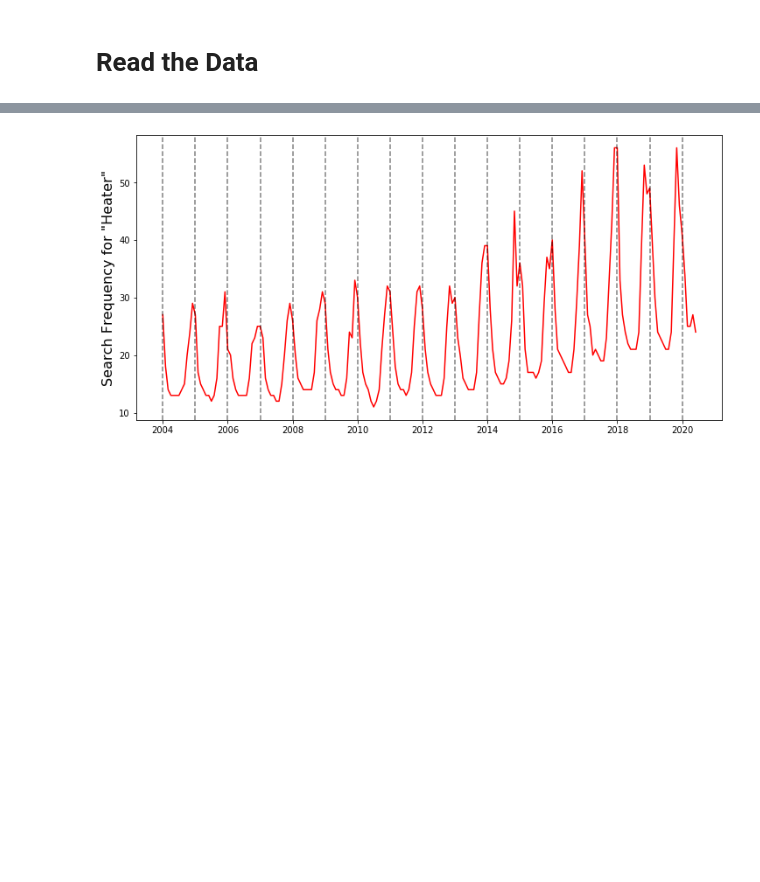
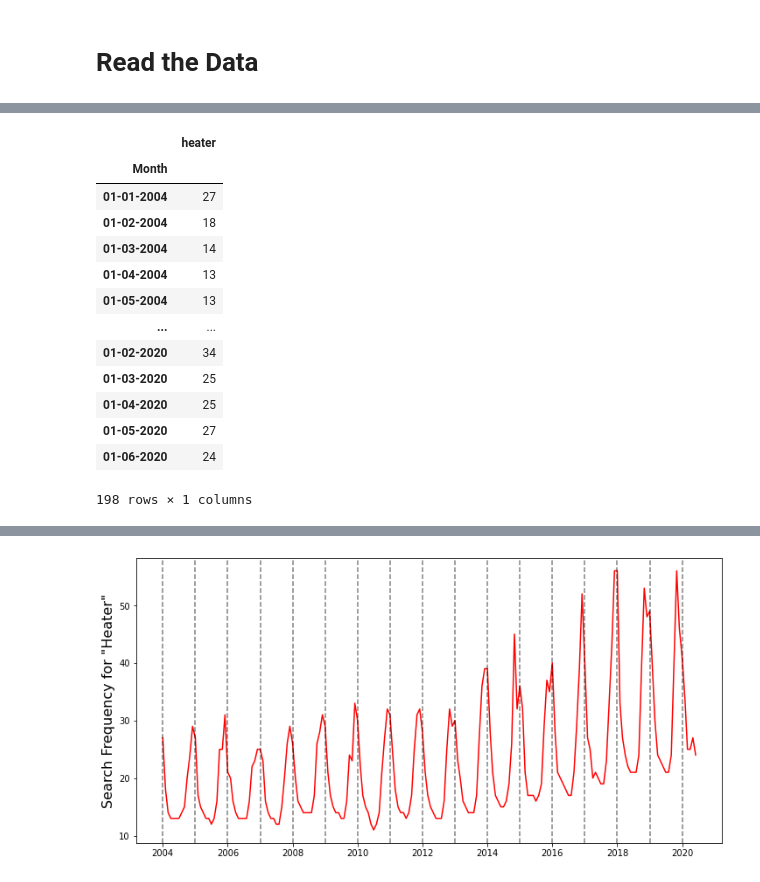
Before and after one commit to Shubham-Kr-Shaw/30-days_of_data, a Jupyter notebook: Day_22(Time series preprocessing)/Time Series Data Preprocessing.ipynb, the cells around one changed output, grey strips where cells are left out. Cells and saved outputs as stored; diff of their text form; code cells hidden in the pictures; blank space fills up the shorter version.

```diff
--- a/Day_22(Time series preprocessing)/Time Series Data Preprocessing.ipynb
+++ b/Day_22(Time series preprocessing)/Time Series Data Preprocessing.ipynb
@@ -16,0 +14,2 @@ ice_cream_heater_df = ice_cream_heater_df.asfreq(pd.infer_freq(ice_cream_heater_
+# %%
+df["Month"]= pd.to_datetime(df['Month'])
@@ -16,0 +31,2 @@ ice_cream_heater_df = ice_cream_heater_df.asfreq(pd.infer_freq(ice_cream_heater_
+# %%
+df["Month"] = pd.to_datetime(df["Month"]).dt.strftime('%d-%m-%Y')
@@ -16,0 +48,21 @@ ice_cream_heater_df = ice_cream_heater_df.asfreq(pd.infer_freq(ice_cream_heater_
+# %%
+df = df[["Month","heater"]]
+# %%
+df.set_index('Month', inplace=True)
+# %%
+df
+# %% [output]
+|  | heater |
+| Month |  |
+| 01-01-2004 | 27 |
+| 01-02-2004 | 18 |
+| 01-03-2004 | 14 |
+| 01-04-2004 | 13 |
+| 01-05-2004 | 13 |
+| ... | ... |
+| 01-02-2020 | 34 |
+| 01-03-2020 | 25 |
+| 01-04-2020 | 25 |
+| 01-05-2020 | 27 |
+| 01-06-2020 | 24 |
+198 rows × 1 columns
```
Also changed, not shown: parts of 19 cells of this notebook.
